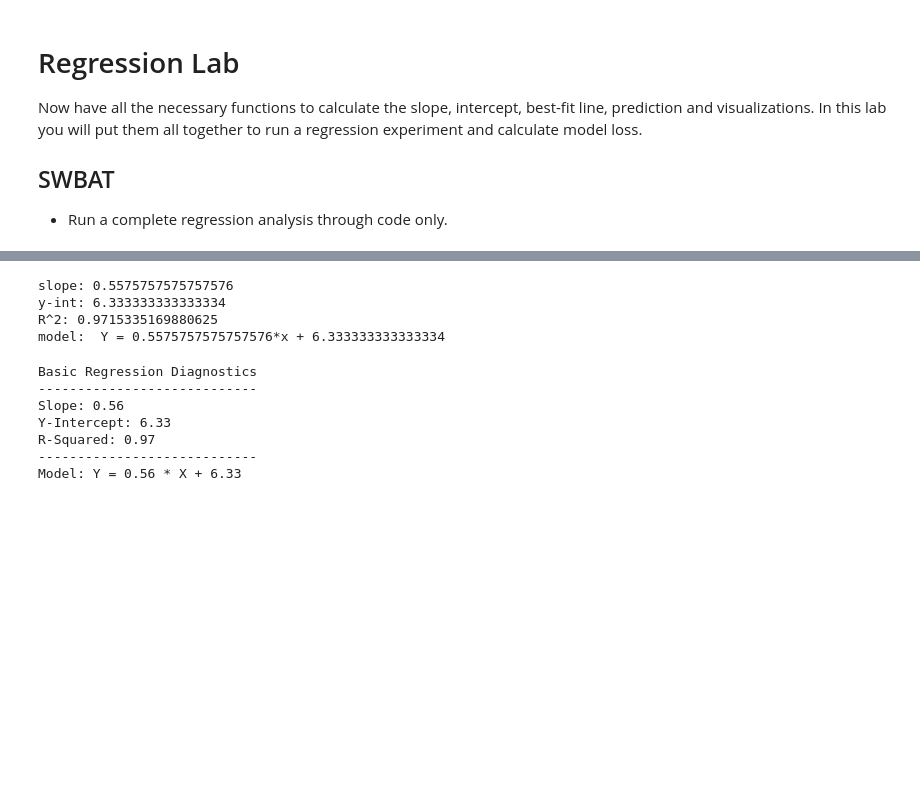
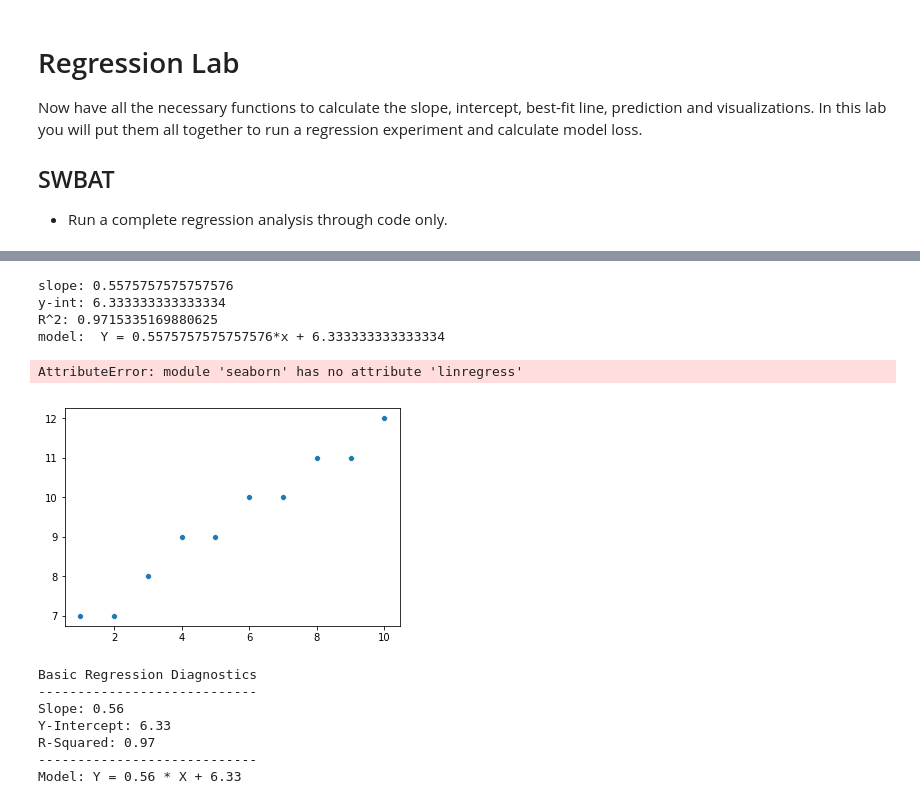
Before and after one commit to UpwardTrajectory/dsc-0-10-10-complete-regression-seattle-ds-career-040119, a Jupyter notebook: index.ipynb, the cells around one changed output, grey strips where cells are left out. Saved outputs shown, nothing was run; the diff lists cells and outputs as text; code cells hidden in the pictures; blank space fills up the shorter version.

```diff
--- a/index.ipynb
+++ b/index.ipynb
@@ -36,17 +36,19 @@ Y = np.array([7,7,8,9,9,10,10,11,11,12], dtype=np.float64)
 # %%
 m, b, r, p, st_dev = stats.linregress(X, Y)
 
 print('slope:', m)
 print('y-int:', b)
 print('R^2:', r*r)
 print(f'model:  Y = {m}*x + {b}')
 sns.scatterplot(X,Y)
-sns.lineplot
+sns.linregress(X,Y)
 # %% [output]
 slope: 0.5575757575757576
 y-int: 6.333333333333334
 R^2: 0.9715335169880625
 model:  Y = 0.5575757575757576*x + 6.333333333333334
+AttributeError: module 'seaborn' has no attribute 'linregress'
+[figure, added]
 # %%
 # Basic Regression Diagnostics
 # ----------------------------
```
